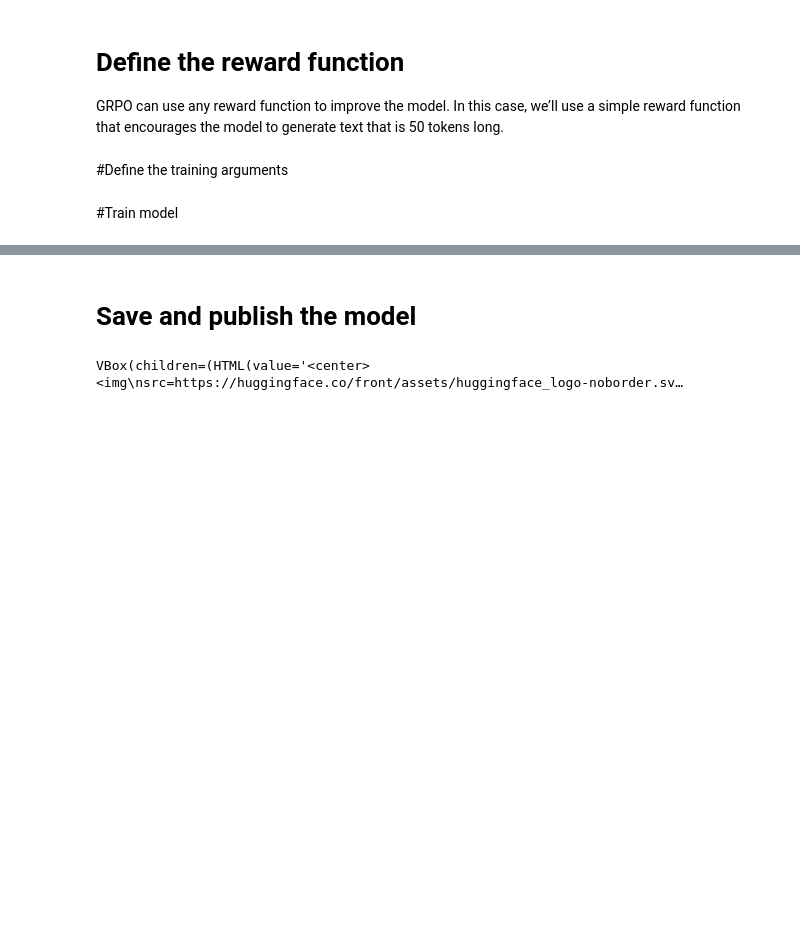
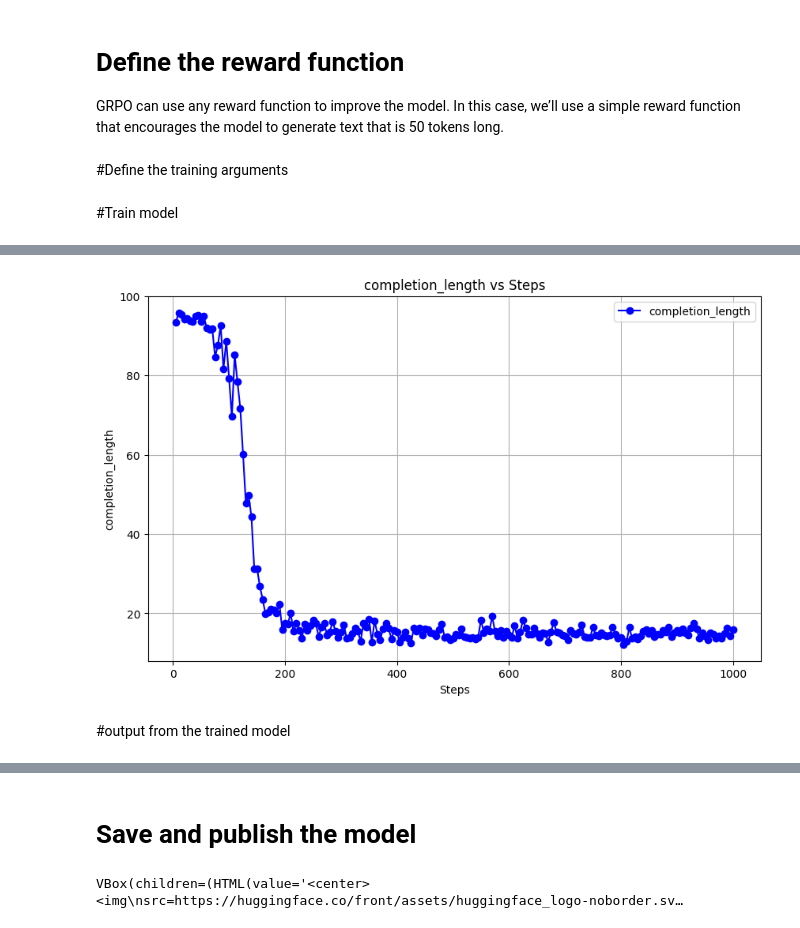
Before and after one commit to abdulsamadkhan/Reasoning, a Jupyter notebook: Fine_tune_a_model_with_GRPO.ipynb, the cells around one changed output, grey strips where cells are left out. Cells and saved outputs as stored; diff of their text form; code cells hidden in the pictures; blank space fills up the shorter version.

```diff
--- a/Fine_tune_a_model_with_GRPO.ipynb
+++ b/Fine_tune_a_model_with_GRPO.ipynb
@@ -228,0 +300,23 @@ Unsloth: Will smartly offload gradients to save VRAM!
+# %%
+
+# Extract steps and loss
+steps = [log["step"] for log in log_history]
+completion_length = [log["completion_length"] for log in log_history]
+
+# Create the plot
+plt.figure(figsize=(10, 6))
+plt.plot(steps, completion_lengths, label='completion_length', color='blue', marker='o')
+
+# Add labels and title
+plt.xlabel('Steps')
+plt.ylabel('completion_length')
+plt.title('completion_length vs Steps')
+
+# Show the plot
+plt.grid(True)
+plt.legend()
+plt.show()
+# %% [output]
+[figure, added]
+# %% [markdown]
+#output from the trained model
```
Also changed, not shown: parts of 18 cells of this notebook.
